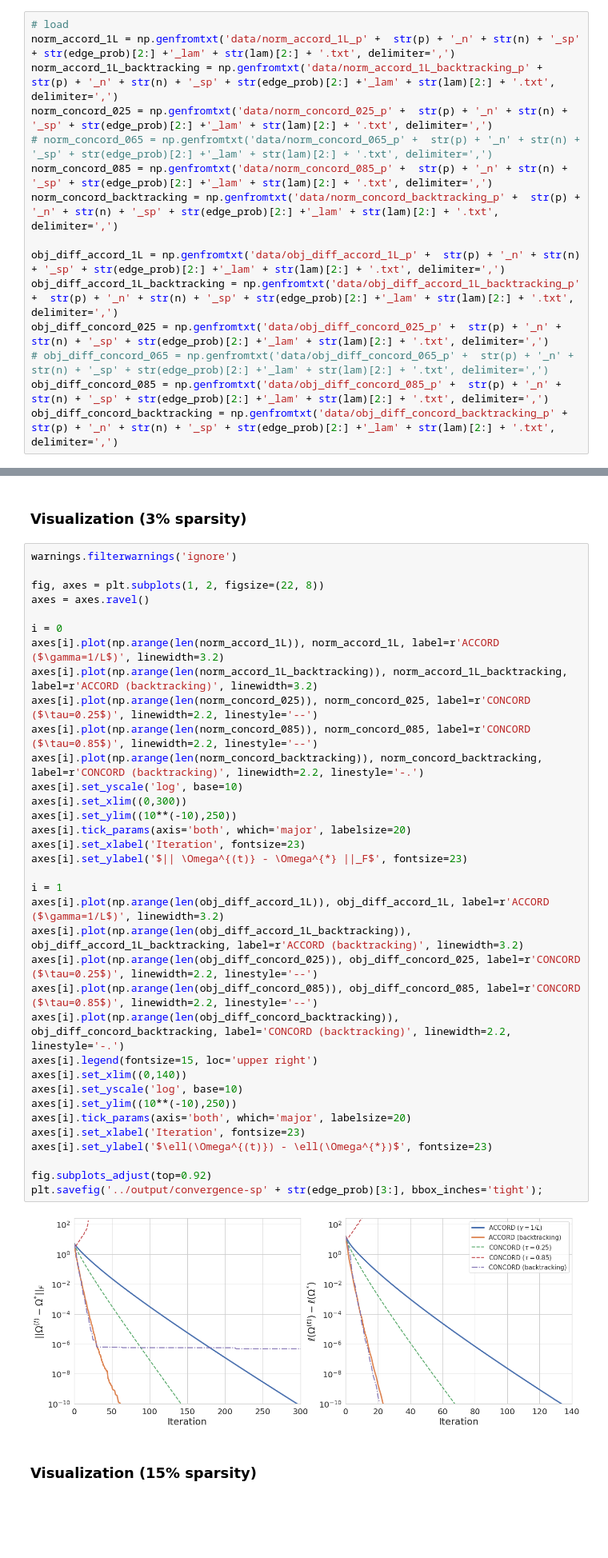
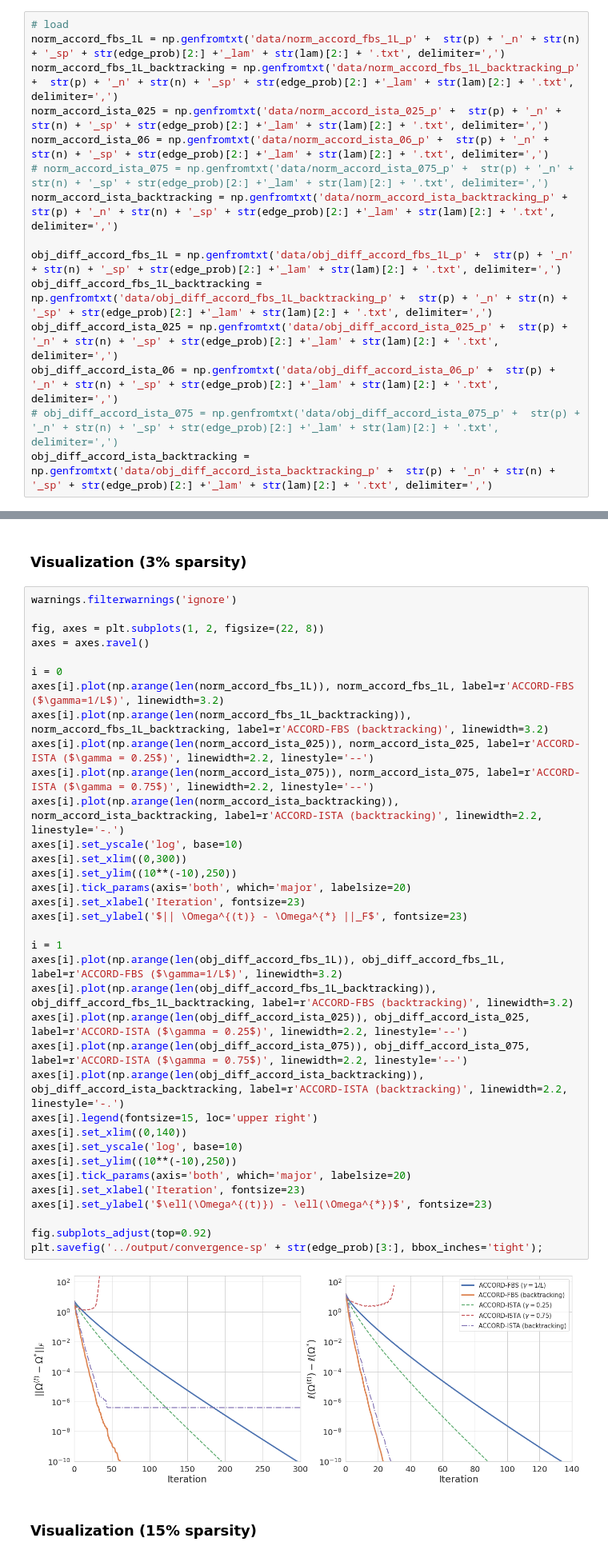
Before and after one commit to jinacfunderburk/accord-reproducibility-testing, a Jupyter notebook: simulation-convergence/simulation-convergence.ipynb, the cells around one changed output, grey strips where cells are left out. Shown at 80% size. Cells and saved outputs as stored; diff of their text form; blank space fills up the shorter version.

```diff
--- a/simulation-convergence/simulation-convergence.ipynb
+++ b/simulation-convergence/simulation-convergence.ipynb
@@ -172,16 +168,16 @@ obj_diff_concord_backtracking = obj_concord_backtracking - obj_omega_star
 ### Load saved results
 # %%
 # load
-norm_accord_1L = np.genfromtxt('data/norm_accord_1L_p' +  str(p) + '_n' + str(n) + '_sp' + str(edge_prob)[2:] +'_lam' + str(lam)[2:] + '.txt', delimiter=',')
-norm_accord_1L_backtracking = np.genfromtxt('data/norm_accord_1L_backtracking_p' +  str(p) + '_n' + str(n) + '_sp' + str(edge_prob)[2:] +'_lam' + str(lam)[2:] + '.txt', delimiter=',')
-norm_concord_025 = np.genfromtxt('data/norm_concord_025_p' +  str(p) + '_n' + str(n) + '_sp' + str(edge_prob)[2:] +'_lam' + str(lam)[2:] + '.txt', delimiter=',')
-# norm_concord_065 = np.genfromtxt('data/norm_concord_065_p' +  str(p) + '_n' + str(n) + '_sp' + str(edge_prob)[2:] +'_lam' + str(lam)[2:] + '.txt', delimiter=',')
-norm_concord_085 = np.genfromtxt('data/norm_concord_085_p' +  str(p) + '_n' + str(n) + '_sp' + str(edge_prob)[2:] +'_lam' + str(lam)[2:] + '.txt', delimiter=',')
-norm_concord_backtracking = np.genfromtxt('data/norm_concord_backtracking_p' +  str(p) + '_n' + str(n) + '_sp' + str(edge_prob)[2:] +'_lam' + str(lam)[2:] + '.txt', delimiter=',')
+norm_accord_fbs_1L = np.genfromtxt('data/norm_accord_fbs_1L_p' +  str(p) + '_n' + str(n) + '_sp' + str(edge_prob)[2:] +'_lam' + str(lam)[2:] + '.txt', delimiter=',')
+norm_accord_fbs_1L_backtracking = np.genfromtxt('data/norm_accord_fbs_1L_backtracking_p' +  str(p) + '_n' + str(n) + '_sp' + str(edge_prob)[2:] +'_lam' + str(lam)[2:] + '.txt', delimiter=',')
+norm_accord_ista_025 = np.genfromtxt('data/norm_accord_ista_025_p' +  str(p) + '_n' + str(n) + '_sp' + str(edge_prob)[2:] +'_lam' + str(lam)[2:] + '.txt', delimiter=',')
+norm_accord_ista_06 = np.genfromtxt('data/norm_accord_ista_06_p' +  str(p) + '_n' + str(n) + '_sp' + str(edge_prob)[2:] +'_lam' + str(lam)[2:] + '.txt', delimiter=',')
+# norm_accord_ista_075 = np.genfromtxt('data/norm_accord_ista_075_p' +  str(p) + '_n' + str(n) + '_sp' + str(edge_prob)[2:] +'_lam' + str(lam)[2:] + '.txt', delimiter=',')
+norm_accord_ista_backtracking = np.genfromtxt('data/norm_accord_ista_backtracking_p' +  str(p) + '_n' + str(n) + '_sp' + str(edge_prob)[2:] +'_lam' + str(lam)[2:] + '.txt', delimiter=',')
 
-obj_diff_accord_1L = np.genfromtxt('data/obj_diff_accord_1L_p' +  str(p) + '_n' + str(n) + '_sp' + str(edge_prob)[2:] +'_lam' + str(lam)[2:] + '.txt', delimiter=',')
-obj_diff_accord_1L_backtracking = np.genfromtxt('data/obj_diff_accord_1L_backtracking_p' +  str(p) + '_n' + str(n) + '_sp' + str(edge_prob)[2:] +'_lam' + str(lam)[2:] + '.txt', delimiter=',')
-obj_diff_concord_025 = np.genfromtxt('data/obj_diff_concord_025_p' +  str(p) + '_n' + str(n) + '_sp' + str(edge_prob)[2:] +'_lam' + str(lam)[2:] + '.txt', delimiter=',')
-# obj_diff_concord_065 = np.genfromtxt('data/obj_diff_concord_065_p' +  str(p) + '_n' + str(n) + '_sp' + str(edge_prob)[2:] +'_lam' + str(lam)[2:] + '.txt', delimiter=',')
-obj_diff_concord_085 = np.genfromtxt('data/obj_diff_concord_085_p' +  str(p) + '_n' + str(n) + '_sp' + str(edge_prob)[2:] +'_lam' + str(lam)[2:] + '.txt', delimiter=',')
-obj_diff_concord_backtracking = np.genfromtxt('data/obj_diff_concord_backtracking_p' +  str(p) + '_n' + str(n) + '_sp' + str(edge_prob)[2:] +'_lam' + str(lam)[2:] + '.txt', delimiter=',')
+obj_diff_accord_fbs_1L = np.genfromtxt('data/obj_diff_accord_fbs_1L_p' +  str(p) + '_n' + str(n) + '_sp' + str(edge_prob)[2:] +'_lam' + str(lam)[2:] + '.txt', delimiter=',')
+obj_diff_accord_fbs_1L_backtracking = np.genfromtxt('data/obj_diff_accord_fbs_1L_backtracking_p' +  str(p) + '_n' + str(n) + '_sp' + str(edge_prob)[2:] +'_lam' + str(lam)[2:] + '.txt', delimiter=',')
+obj_diff_accord_ista_025 = np.genfromtxt('data/obj_diff_accord_ista_025_p' +  str(p) + '_n' + str(n) + '_sp' + str(edge_prob)[2:] +'_lam' + str(lam)[2:] + '.txt', delimiter=',')
+obj_diff_accord_ista_06 = np.genfromtxt('data/obj_diff_accord_ista_06_p' +  str(p) + '_n' + str(n) + '_sp' + str(edge_prob)[2:] +'_lam' + str(lam)[2:] + '.txt', delimiter=',')
+# obj_diff_accord_ista_075 = np.genfromtxt('data/obj_diff_accord_ista_075_p' +  str(p) + '_n' + str(n) + '_sp' + str(edge_prob)[2:] +'_lam' + str(lam)[2:] + '.txt', delimiter=',')
+obj_diff_accord_ista_backtracking = np.genfromtxt('data/obj_diff_accord_ista_backtracking_p' +  str(p) + '_n' + str(n) + '_sp' + str(edge_prob)[2:] +'_lam' + str(lam)[2:] + '.txt', delimiter=',')
@@ -206,40 +186,40 @@ obj_diff_concord_backtracking = ls[4]
 # %%
 warnings.filterwarnings('ignore')
 
 fig, axes = plt.subplots(1, 2, figsize=(22, 8))
 axes = axes.ravel()
 
 i = 0
-axes[i].plot(np.arange(len(norm_accord_1L)), norm_accord_1L, label=r'ACCORD ($\gamma=1/L$)', linewidth=3.2)
-axes[i].plot(np.arange(len(norm_accord_1L_backtracking)), norm_accord_1L_backtracking, label=r'ACCORD (backtracking)', linewidth=3.2)
-axes[i].plot(np.arange(len(norm_concord_025)), norm_concord_025, label=r'CONCORD ($\tau=0.25$)', linewidth=2.2, linestyle='--')
-axes[i].plot(np.arange(len(norm_concord_085)), norm_concord_085, label=r'CONCORD ($\tau=0.85$)', linewidth=2.2, linestyle='--')
-axes[i].plot(np.arange(len(norm_concord_backtracking)), norm_concord_backtracking, label=r'CONCORD (backtracking)', linewidth=2.2, linestyle='-.')
+axes[i].plot(np.arange(len(norm_accord_fbs_1L)), norm_accord_fbs_1L, label=r'ACCORD-FBS ($\gamma=1/L$)', linewidth=3.2)
+axes[i].plot(np.arange(len(norm_accord_fbs_1L_backtracking)), norm_accord_fbs_1L_backtracking, label=r'ACCORD-FBS (backtracking)', linewidth=3.2)
+axes[i].plot(np.arange(len(norm_accord_ista_025)), norm_accord_ista_025, label=r'ACCORD-ISTA ($\gamma = 0.25$)', linewidth=2.2, linestyle='--')
+axes[i].plot(np.arange(len(norm_accord_ista_075)), norm_accord_ista_075, label=r'ACCORD-ISTA ($\gamma = 0.75$)', linewidth=2.2, linestyle='--')
+axes[i].plot(np.arange(len(norm_accord_ista_backtracking)), norm_accord_ista_backtracking, label=r'ACCORD-ISTA (backtracking)', linewidth=2.2, linestyle='-.')
 axes[i].set_yscale('log', base=10)
 axes[i].set_xlim((0,300))
 axes[i].set_ylim((10**(-10),250))
 axes[i].tick_params(axis='both', which='major', labelsize=20)
 axes[i].set_xlabel('Iteration', fontsize=23)
 axes[i].set_ylabel('$|| \Omega^{(t)} - \Omega^{*} ||_F$', fontsize=23)
 
 i = 1
-axes[i].plot(np.arange(len(obj_diff_accord_1L)), obj_diff_accord_1L, label=r'ACCORD ($\gamma=1/L$)', linewidth=3.2)
-axes[i].plot(np.arange(len(obj_diff_accord_1L_backtracking)), obj_diff_accord_1L_backtracking, label=r'ACCORD (backtracking)', linewidth=3.2)
-axes[i].plot(np.arange(len(obj_diff_concord_025)), obj_diff_concord_025, label=r'CONCORD ($\tau=0.25$)', linewidth=2.2, linestyle='--')
-axes[i].plot(np.arange(len(obj_diff_concord_085)), obj_diff_concord_085, label=r'CONCORD ($\tau=0.85$)', linewidth=2.2, linestyle='--')
-axes[i].plot(np.arange(len(obj_diff_concord_backtracking)), obj_diff_concord_backtracking, label='CONCORD (backtracking)', linewidth=2.2, linestyle='-.')
+axes[i].plot(np.arange(len(obj_diff_accord_fbs_1L)), obj_diff_accord_fbs_1L, label=r'ACCORD-FBS ($\gamma=1/L$)', linewidth=3.2)
+axes[i].plot(np.arange(len(obj_diff_accord_fbs_1L_backtracking)), obj_diff_accord_fbs_1L_backtracking, label=r'ACCORD-FBS (backtracking)', linewidth=3.2)
+axes[i].plot(np.arange(len(obj_diff_accord_ista_025)), obj_diff_accord_ista_025, label=r'ACCORD-ISTA ($\gamma = 0.25$)', linewidth=2.2, linestyle='--')
+axes[i].plot(np.arange(len(obj_diff_accord_ista_075)), obj_diff_accord_ista_075, label=r'ACCORD-ISTA ($\gamma = 0.75$)', linewidth=2.2, linestyle='--')
+axes[i].plot(np.arange(len(obj_diff_accord_ista_backtracking)), obj_diff_accord_ista_backtracking, label=r'ACCORD-ISTA (backtracking)', linewidth=2.2, linestyle='-.')
 axes[i].legend(fontsize=15, loc='upper right')
 axes[i].set_xlim((0,140))
 axes[i].set_yscale('log', base=10)
 axes[i].set_ylim((10**(-10),250))
 axes[i].tick_params(axis='both', which='major', labelsize=20)
 axes[i].set_xlabel('Iteration', fontsize=23)
 axes[i].set_ylabel('$\ell(\Omega^{(t)}) - \ell(\Omega^{*})$', fontsize=23)
 
 fig.subplots_adjust(top=0.92)
 plt.savefig('../output/convergence-sp' + str(edge_prob)[3:], bbox_inches='tight');
 # %% [output]
-[figure, old version]
+[figure, new version]
 # %% [markdown]
 ### Visualization (15% sparsity)
 # %%
```
Also changed, not shown: parts of 15 cells of this notebook, 42 other files.
